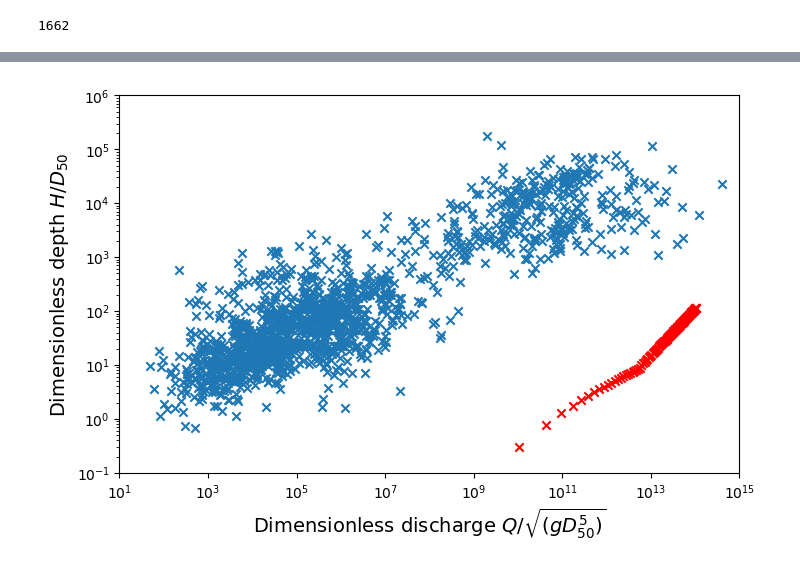
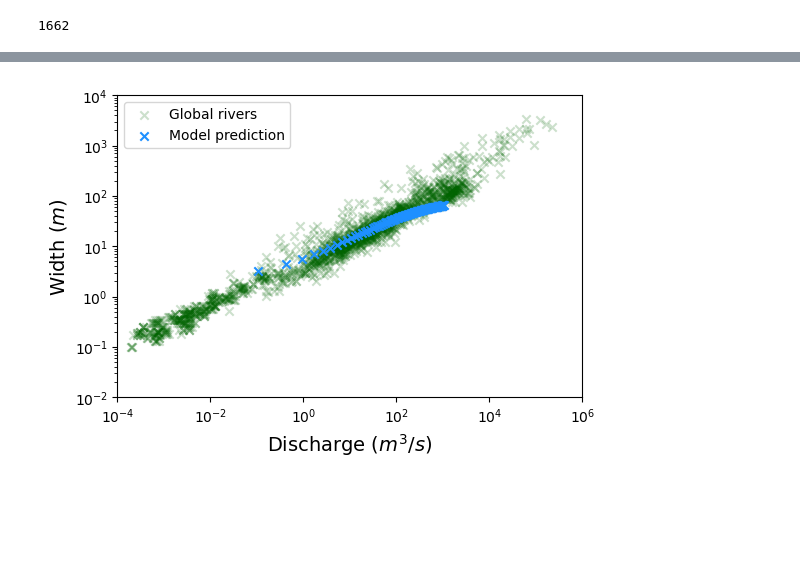
Before and after one commit to vaga3461/High-Plains, a Jupyter notebook: modeling headway FA22/AGU 2022 figs and experiments/replicating phillips plot.ipynb, the cells around one changed output, grey strips where cells are left out. Cells and saved outputs as stored; diff of their text form; code cells hidden in the pictures; blank space fills up the shorter version.

```diff
--- a/modeling headway FA22/AGU 2022 figs and experiments/replicating phillips plot.ipynb
+++ b/modeling headway FA22/AGU 2022 figs and experiments/replicating phillips plot.ipynb
@@ -59,18 +83,30 @@ plt.show()
+# %%
+plt.scatter(global_data['Discharge (m3/s)'], global_data['Width (m)'], marker = 'x', color = 'darkgreen', alpha = 0.2, label = 'Global rivers')
+plt.scatter(my_Q_data[1:], my_width_data, marker = 'x', color = 'dodgerblue', label = 'Model prediction')
+
+plt.xlim(1e-4, 1e6)
+plt.ylim(1e-2, 1e4)
+plt.yscale('log')
+plt.xscale('log')
+plt.xlabel('Discharge ($m^3 / s$)', fontsize = 14)
+plt.ylabel('Width ($m$)', fontsize = 14)
+plt.legend()
+plt.show()
+# %% [output]
+[figure, added]
 # %%
-plt.rcParams['figure.dpi'] = 100
-# plt.rcParams['savefig.dpi'] = 300
+# plt.rcParams['figure.dpi'] = 100
+# # plt.rcParams['savefig.dpi'] = 300
 
-plt.figure(figsize = (8, 5))
+# plt.figure(figsize = (8, 5))
 
-plt.scatter(global_data['Dimensionless discharge'], global_data['Dimensionless depth'], marker = 'x')
-plt.scatter(my_Q_nondim[1:], my_depth_nondim, marker = 'x', color = 'red')
+# plt.scatter(global_data['Dimensionless discharge'], global_data['Dimensionless depth'], marker = 'x')
+# plt.scatter(my_Q_nondim[1:], my_depth_nondim, marker = 'x', color = 'red')
 
-plt.xlim(1e1, 1e15)
-plt.ylim(1e-1, 1e6)
-plt.yscale('log')
-plt.xscale('log')
-plt.xlabel('Dimensionless discharge $Q/\sqrt{(g D_{50}^5)}$', fontsize = 14)
-plt.ylabel('Dimensionless depth $H/D_{50}$', fontsize = 14)
-plt.show()
+# plt.xlim(1e1, 1e15)
+# plt.ylim(1e-1, 1e6)
+# plt.yscale('log')
+# plt.xscale('log')
+# plt.xlabel('Dimensionless discharge $Q/\sqrt{(g D_{50}^5)}$', fontsize = 14)
+# plt.ylabel('Dimensionless depth $H/D_{50}$', fontsize = 14)
+# plt.show()
-# %% [output]
-[figure, removed]
```
Also changed, not shown: parts of 3 cells of this notebook, 10 other files.
